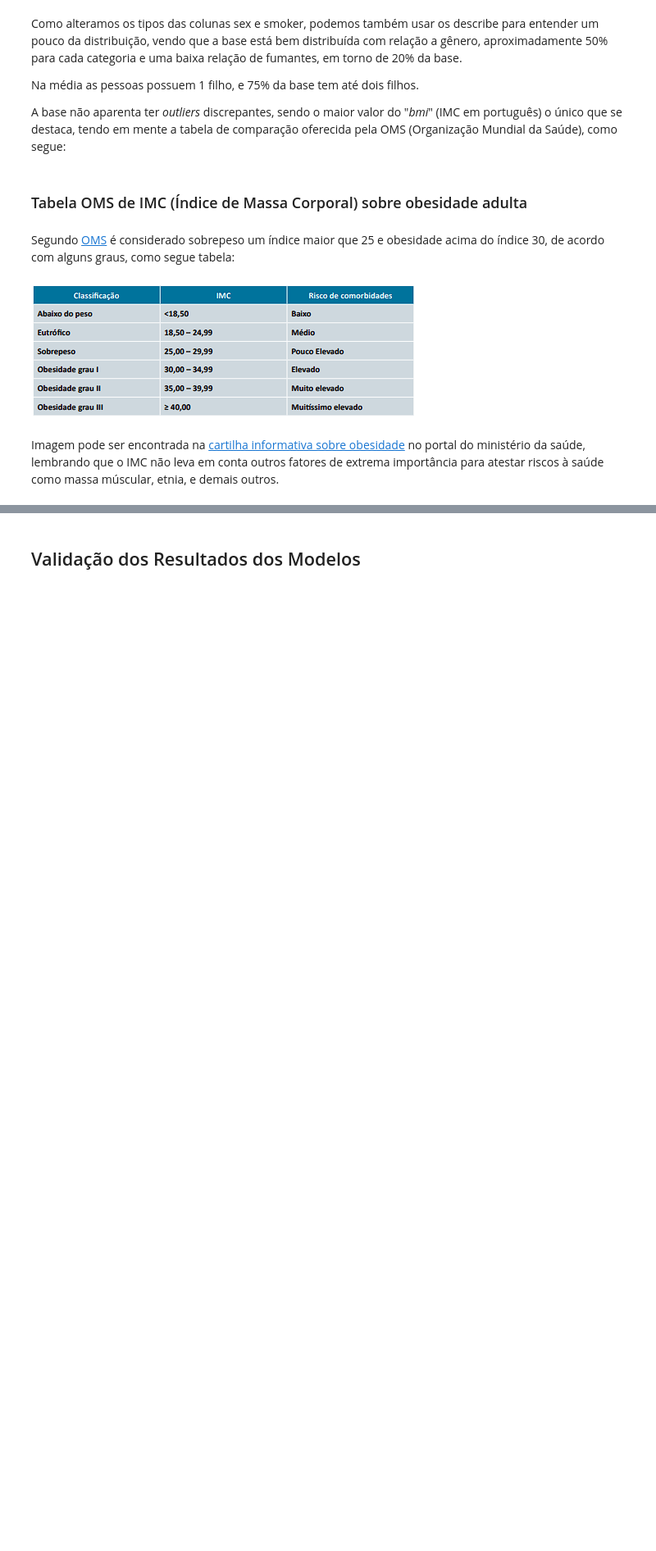
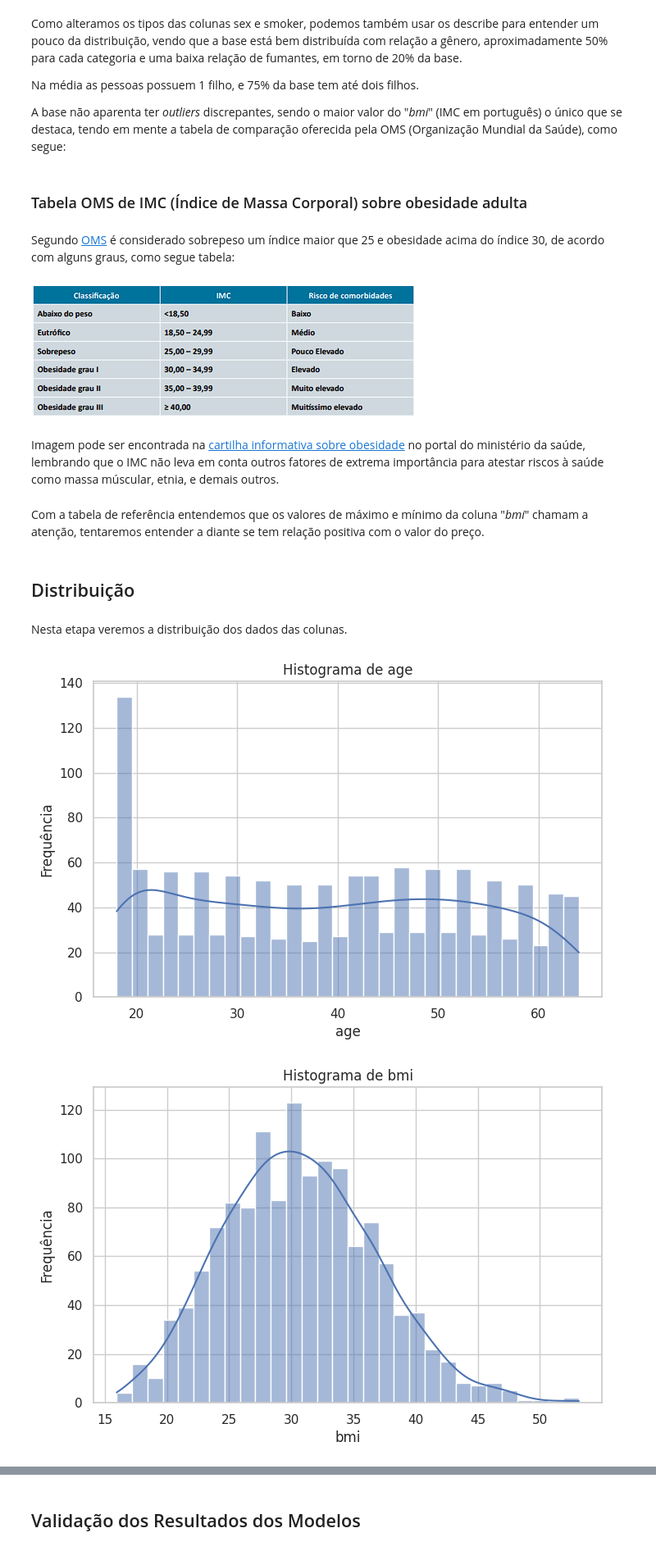
Before and after one commit to GruveJL/MVP3_PUC_RIO, a Jupyter notebook: MVP_3_Regressao.ipynb, the cells around one changed output, grey strips where cells are left out. Shown at 82% size. Drawn from its saved outputs; the diff is of its cells as text; code cells hidden in the pictures; blank space fills up the shorter version.

```diff
--- a/MVP_3_Regressao.ipynb
+++ b/MVP_3_Regressao.ipynb
@@ -216,0 +265,6 @@ Sendo poucas linhas irei mante-lás, entretanto fica atestado que ao testar a va
+# %%
+#Remover duplicados considerando colunas de característica
+dataset_insure = dataset_insure.drop_duplicates(subset=['age','sex','bmi','children','smoker','region'], keep='first')
+
+#Verificar quantas linhas sobraram
+print("Número de linhas após remoção:", len(dataset_insure))
@@ -270,3 +328,25 @@ Segundo [OMS](https://www.who.int/data/gho/data/themes/topics/topic-details/GHO/
 ![IMC.png](embedded-picture-1)
 # %% [markdown]
 Imagem pode ser encontrada na [cartilha informativa sobre obesidade](https://www.gov.br/conitec/pt-br/midias/protocolos/resumidos/PCDTResumidodeSobrepesoObesidade.pdf.pdf) no portal do ministério da saúde, lembrando que o IMC não leva em conta outros fatores de extrema importância para atestar riscos à saúde como massa múscular, etnia, e demais outros.
+# %% [markdown]
+Com a tabela de referência entendemos que os valores de máximo e mínimo da coluna "*bmi*" chamam a atenção, tentaremos entender a diante se tem relação positiva com o valor do preço.
+# %% [markdown]
+## Distribuição
+# %% [markdown]
+Nesta etapa veremos a distribuição dos dados das colunas.
+# %%
+#Função para criar gráficos com distribuição
+def plot_hist(df, col, kde=True, bins=30):
+    plt.figure(figsize=(8, 5))
+    sns.histplot(df[col], kde=kde, bins=bins)
+    plt.title(f"Histograma de {col}")
+    plt.xlabel(col)
+    plt.ylabel("Frequência")
+    plt.show()
+# %%
+#Colunas a serem analisadas
+for col in ["age", "bmi", "children", "charges"]:
+    plot_hist(df, col)
+# %% [output]
+[figure, added]
+[figure, added]
```
Also changed, not shown: parts of 95 cells of this notebook.
